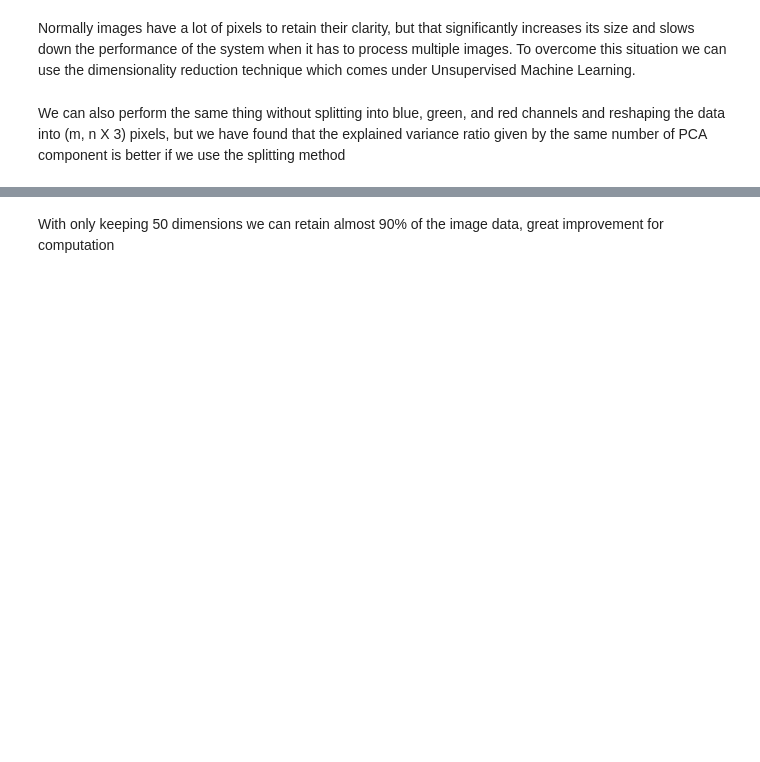
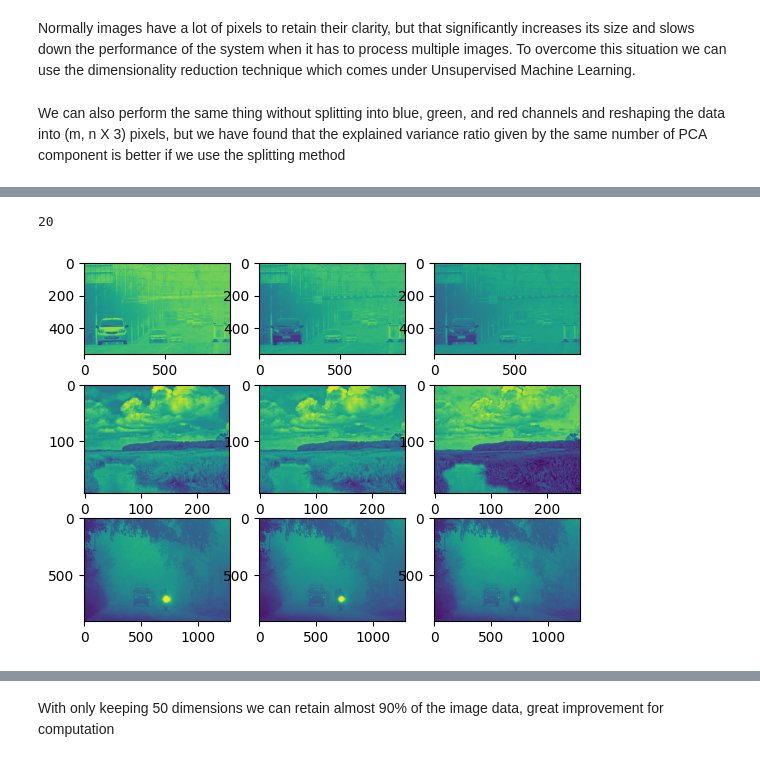
Before and after one commit to Vijayvkb007/Weather-Detection-System, a Jupyter notebook: advanced-data-processing.ipynb, the cells around one changed output, grey strips where cells are left out. Cells and saved outputs as stored; diff of their text form; code cells hidden in the pictures; blank space fills up the shorter version.

```diff
--- a/advanced-data-processing.ipynb
+++ b/advanced-data-processing.ipynb
@@ -51 +119,43 @@ plt.show()
+# %%
+for i in range(6):
+    variableName = f"x{i}"
+    globals()[variableName] = i*10
+
+print(x2)
+# %% [output]
+20
+# %%
+blue, green, red = cv2.split(img)
+blue1, green1, red1 = cv2.split(img1)
+blue2, green2, red2 = cv2.split(img2)
+blue3, green3, red3 = cv2.split(img3)
+blue4, green4, red4 = cv2.split(img4)
+blue5, green5, red5 = cv2.split(img5)
+blue6, green6, red6 = cv2.split(img6)
+blue7, green7, red7 = cv2.split(img7)
+
+plt.subplot(331)
+plt.imshow(blue1)
+plt.subplot(332)
+plt.imshow(green1)
+plt.subplot(333)
+plt.imshow(red1)
+
+plt.subplot(334)
+plt.imshow(blue2)
+plt.subplot(335)
+plt.imshow(green2)
+plt.subplot(336)
+plt.imshow(red2)
+
+plt.subplot(337)
+plt.imshow(blue3)
+plt.subplot(338)
+plt.imshow(green3)
+plt.subplot(339)
+plt.imshow(red3)
+
+plt.show()
+# %% [output]
+[figure, added]
 # %%
```
Also changed, not shown: parts of 30 cells of this notebook, 1 other file.
